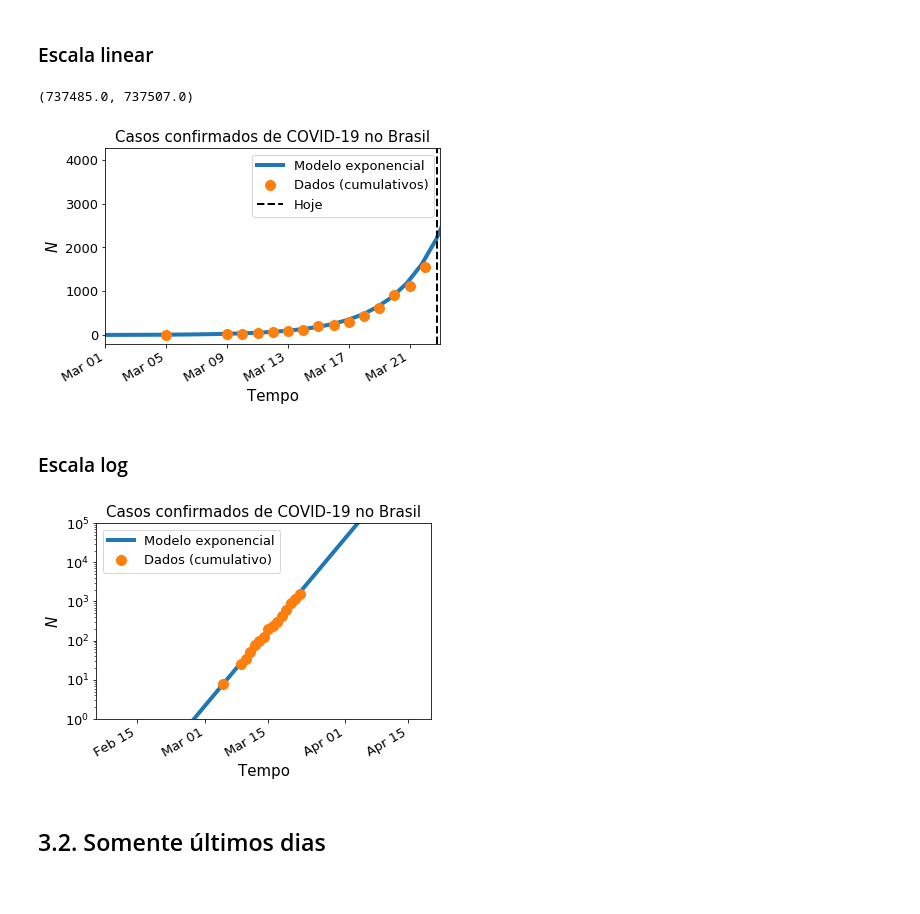
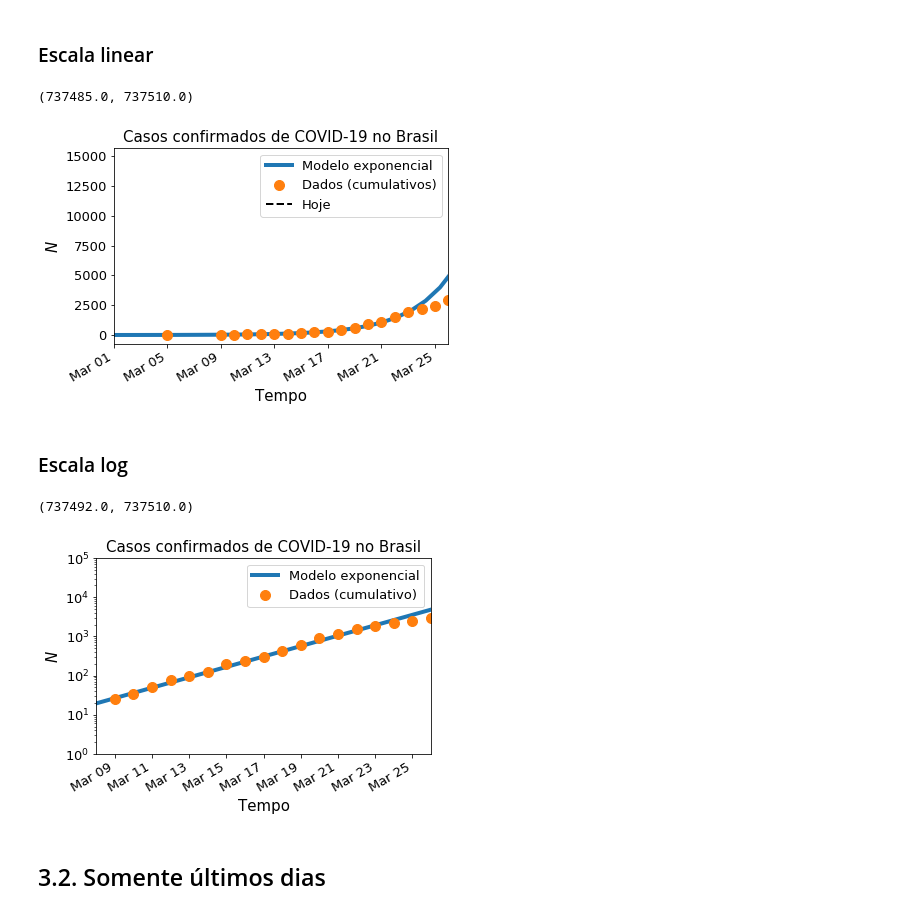
Before and after one commit to rsnemmen/corona-evolucao-Brasil, a Jupyter notebook: corona evolucao Brasil.ipynb, the cells around one changed output. Cells and saved outputs as stored; diff of their text form; code cells hidden in the pictures.

```diff
--- a/corona evolucao Brasil.ipynb
+++ b/corona evolucao Brasil.ipynb
@@ -193,32 +195,34 @@ legend(fontsize=13)
 tick_params(axis='both', which='major', labelsize=13)
 tick_params(axis='both', which='minor', labelsize=12)
 ax.xaxis.set_major_formatter(mdates.DateFormatter('%b %d'))
-ax.set_xlim(pd.Timestamp('2020-03-01'), pd.Timestamp('2020-03-23'))
+ax.set_xlim(pd.Timestamp('2020-03-01'), pd.Timestamp('2020-03-26'))
 # %% [output]
-(737485.0, 737507.0)
+(737485.0, 737510.0)
-[figure, old version]
+[figure, new version]
 # %% [markdown]
 ### Escala log
 # %%
 ax=pd.Series(10**fexplog(t3,fitAll[0],fitAll[1]),index=nmmn.misc.convertyear(t3+2020)).plot(label='Modelo exponencial', lw=4)
 #ax=pd.Series(fexp(t3,fit1[0],fit1[1]),index=nmmn.misc.convertyear(x2+2020)).plot(label='Modelo exponencial', lw=4)
 df['n'].plot(label='Dados (cumulativo)',linewidth=3,style='o',ms=10)
 
 # capacidade sistema hospitalar
 #pd.Series(respSP*ones_like(x2),index=nmmn.misc.convertyear(x2+2020)).plot(label='Capacidade respiradores SP', lw=4)
 
 xlabel('Tempo', fontsize=15)
 ylabel('$N$', fontsize=15)
 title('Casos confirmados de COVID-19 no Brasil', fontsize=15)
 ylim(1,100000)
 
 legend(fontsize=13)
 tick_params(axis='both', which='major', labelsize=13)
 tick_params(axis='both', which='minor', labelsize=12)
 ax.xaxis.set_major_formatter(mdates.DateFormatter('%b %d'))
 yscale('log')
+ax.set_xlim(pd.Timestamp('2020-03-08'), pd.Timestamp('2020-03-26'))
 # %% [output]
+(737492.0, 737510.0)
-[figure, old version]
+[figure, new version]
 # %% [markdown]
 ## 3.2. Somente últimos dias
 # %% [markdown]
```
Also changed, not shown: parts of 38 cells of this notebook, 1 other file.
